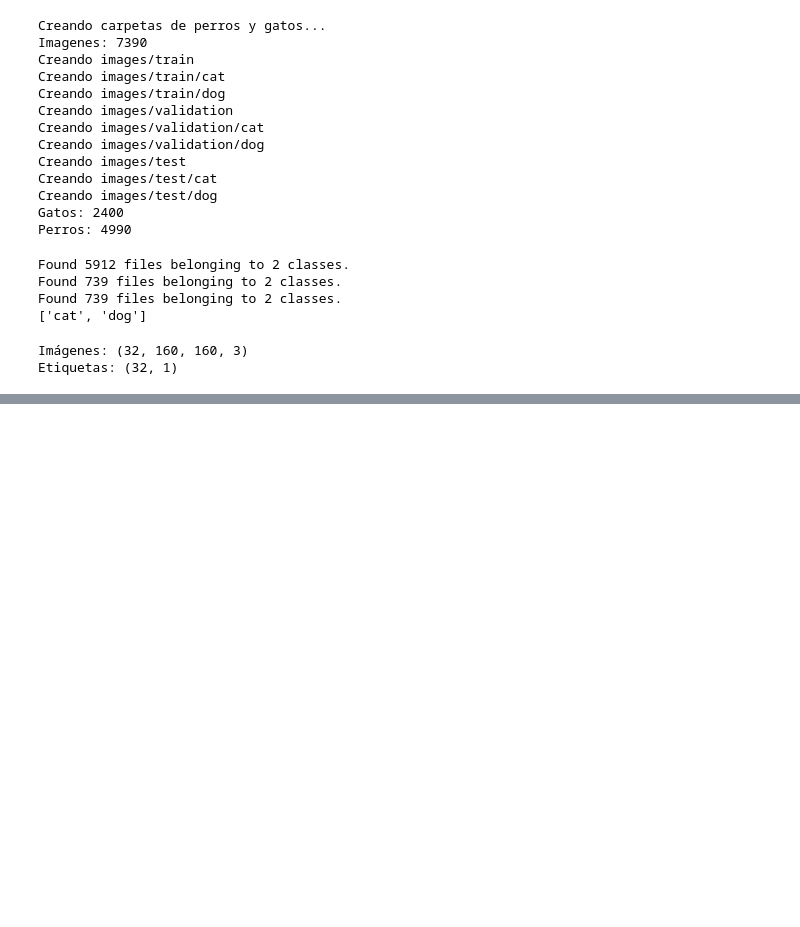
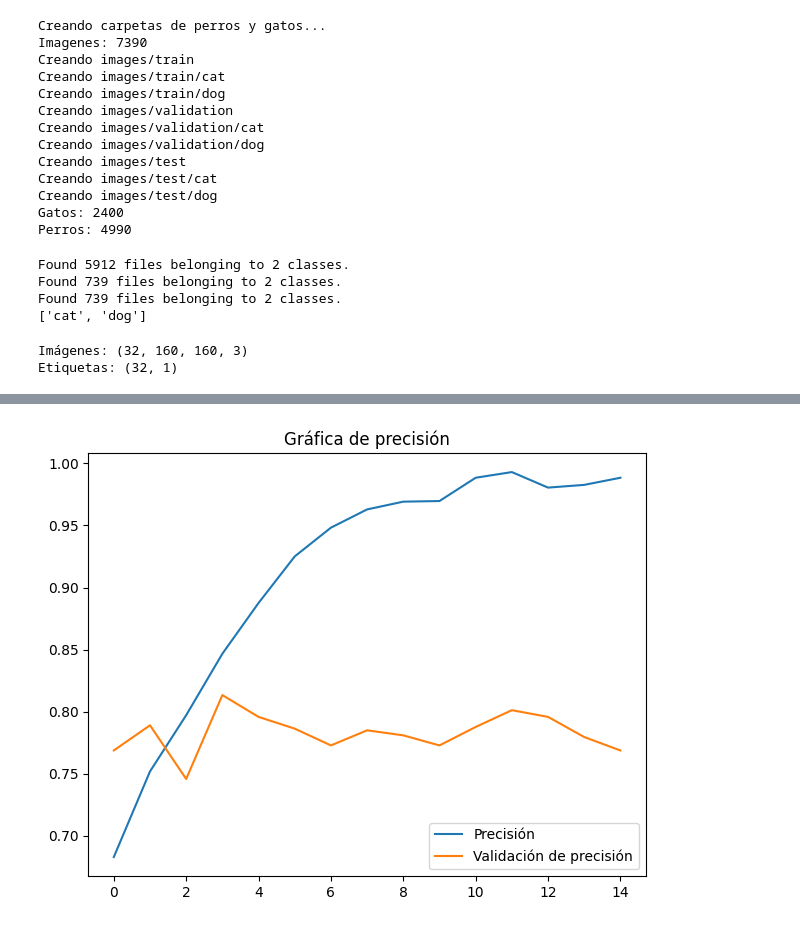
Before and after one commit to gerdoc-unir/M1-ACT-1, a Jupyter notebook: Actividad1_MODAM.ipynb, the cells around one changed output, grey strips where cells are left out. Cells and saved outputs as stored; diff of their text form; code cells hidden in the pictures; blank space fills up the shorter version.

Commit message:
Carga de modelado y graficación de aprendizaje con tanh

```diff
--- a/Actividad1_MODAM.ipynb
+++ b/Actividad1_MODAM.ipynb
@@ -164,0 +168,9 @@ Etiquetas: (32, 1)
+# %%
+# Normalización de pixeles [0,255] -> [0,1]
+normalizacion = layers.Rescaling(1.0 / 255)
+train_ds = train_ds.map(lambda x, y: (normalizacion(x), y))
+validation_ds = validation_ds.map(lambda x, y: (normalizacion(x), y))
+
+# Prefetch para mejorar rendimiento
+train_ds = train_ds.prefetch(tf.data.AUTOTUNE)
+validation_ds = validation_ds.prefetch(tf.data.AUTOTUNE)
@@ -164,0 +207,5 @@ Etiquetas: (32, 1)
+# %%
+# Entrenar tanh
+modelo.summary()
+
+historial = modelo.fit(train_ds, validation_data=validation_ds, epochs=15)
@@ -164,0 +254,21 @@ Etiquetas: (32, 1)
+# %%
+# Graficar resultados
+acc = historial.history["accuracy"]
+val_acc = historial.history["val_accuracy"]
+loss = historial.history["loss"]
+val_loss = historial.history["val_loss"]
+epochs_range = range(len(acc))
+
+plt.figure(figsize=(12, 5))
+
+# Gráfica de precisión
+plt.subplot(1, 2, 1)
+plt.plot(epochs_range, acc, label="Precisión")
+plt.plot(epochs_range, val_acc, label="Validación de precisión")
+plt.legend(loc="lower right")
+plt.title("Gráfica de precisión")
+
+plt.tight_layout()
+plt.show()
+# %% [output]
+[figure, added]
```
Also changed, not shown: parts of 5 cells of this notebook.
